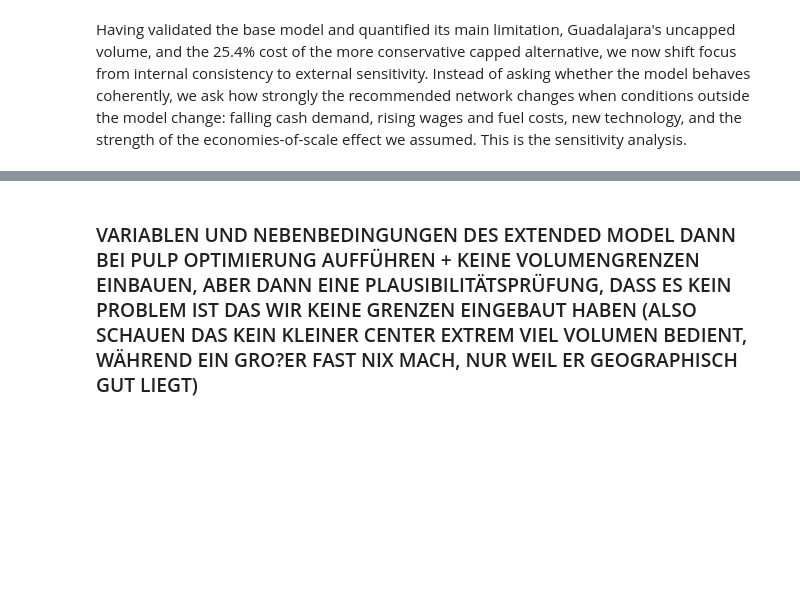
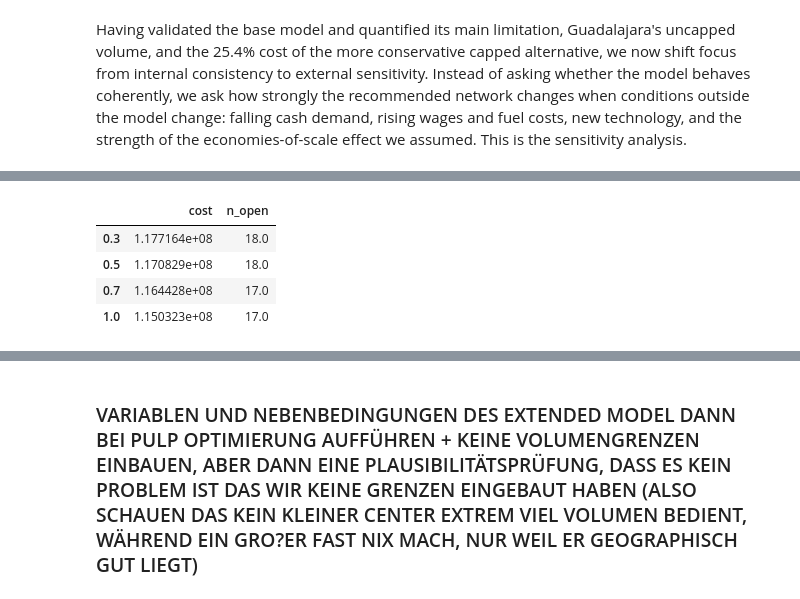
Before and after one commit to TimonLudwig1/case_study_3_d3, a Jupyter notebook: case_study.ipynb, the cells around one changed output, grey strips where cells are left out. Saved outputs shown, nothing was run; the diff lists cells and outputs as text; code cells hidden in the pictures; blank space fills up the shorter version.

```diff
--- a/case_study.ipynb
+++ b/case_study.ipynb
@@ -1271,0 +1280,54 @@ reopen ("close"), and centers whose status depends on the scenario
+# %%
+def solve_network(alpha=alpha, demand_factor=1.0, shift_cost=shift_cost,
+                   shift_min=shift_min, travel_factor=1.0):
+    # 1. variable costs per tier unter den neuen Annahmen
+    c_var = {t: c_var_anchor / (scale_factor[t] ** alpha) for t in scale_factor}
+
+    # 2. effektive Kosten neu berechnen (Nachfrage-/Schicht-/Fahrzeit-Faktoren einbezogen)
+    usable = shift_min - 2 * shifts_long["travelTime"] * travel_factor
+    feasible = usable > 0
+    dem = shifts_long["regionID"].map(demand_by_region) * demand_factor
+    mps = shifts_long["regionID"].map(stop_time_by_region)
+    cost = shift_cost * dem * mps / usable
+
+    md = shifts_long[feasible].copy()
+    md["transportationCosts"] = cost[feasible]
+    md = md.merge(regions_flat[["regionID", "yearlyDemand"]], on="regionID")
+    md = md.merge(warehouses_flat[["warehouseID", "tier", "fixedCosts"]], on="warehouseID")
+    md["yearlyDemand"] = md["yearlyDemand"] * demand_factor
+    md["c_var_i"] = md["tier"].map(c_var)
+    md["effective_cost"] = md["transportationCosts"] + md["c_var_i"] * md["yearlyDemand"]
+
+    # 3. PuLP-Modell
+    keys = list(zip(md["warehouseID"], md["regionID"]))
+    xs = pl.LpVariable.dicts("x", keys, cat="Binary")
+    ys = pl.LpVariable.dicts("y", all_warehouse_ids, cat="Binary")
+
+    prob = pl.LpProblem("scenario", pl.LpMinimize)
+    prob += pl.lpSum(row.effective_cost * xs[(row.warehouseID, row.regionID)] for row in md.itertuples()) \
+          + pl.lpSum(f * ys[i] for i, f in zip(warehouses_flat["warehouseID"], warehouses_flat["fixedCosts"]))
+    for i, j in keys:
+        prob += xs[(i, j)] <= ys[i]
+    for j in regions_flat["regionID"]:
+        reach = [i for (i, jj) in keys if jj == j]
+        prob += pl.lpSum(xs[(i, j)] for i in reach) == 1
+
+    prob.solve(pl.PULP_CBC_CMD(msg=0))
+    open_ids = [i for i in all_warehouse_ids if ys[i].value() == 1]
+    assignment = [(i, j) for (i, j) in keys if xs[(i, j)].value() == 1]
+    return {
+        "status": pl.LpStatus[prob.status],
+        "total_cost": pl.value(prob.objective),
+        "open_centers": open_ids,
+        "n_open": len(open_ids),
+        "assignment": assignment,
+    }
+
+alpha_results = {a: solve_network(alpha=a) for a in [0.3, 0.5, 0.7, 1.0]}
+pd.DataFrame({a: {"cost": r["total_cost"], "n_open": r["n_open"]} for a, r in alpha_results.items()}).T
+# %% [output]
+|  | cost | n_open |
+| 0.3 | 1.177164e+08 | 18.0 |
+| 0.5 | 1.170829e+08 | 18.0 |
+| 0.7 | 1.164428e+08 | 17.0 |
+| 1.0 | 1.150323e+08 | 17.0 |
```
Also changed, not shown: parts of 7 cells of this notebook.
